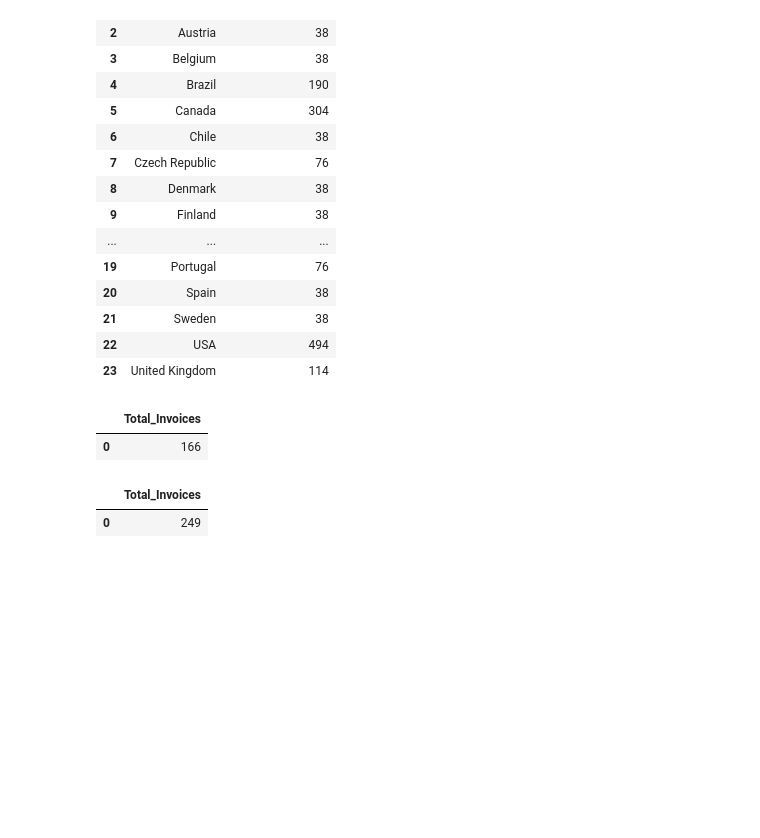
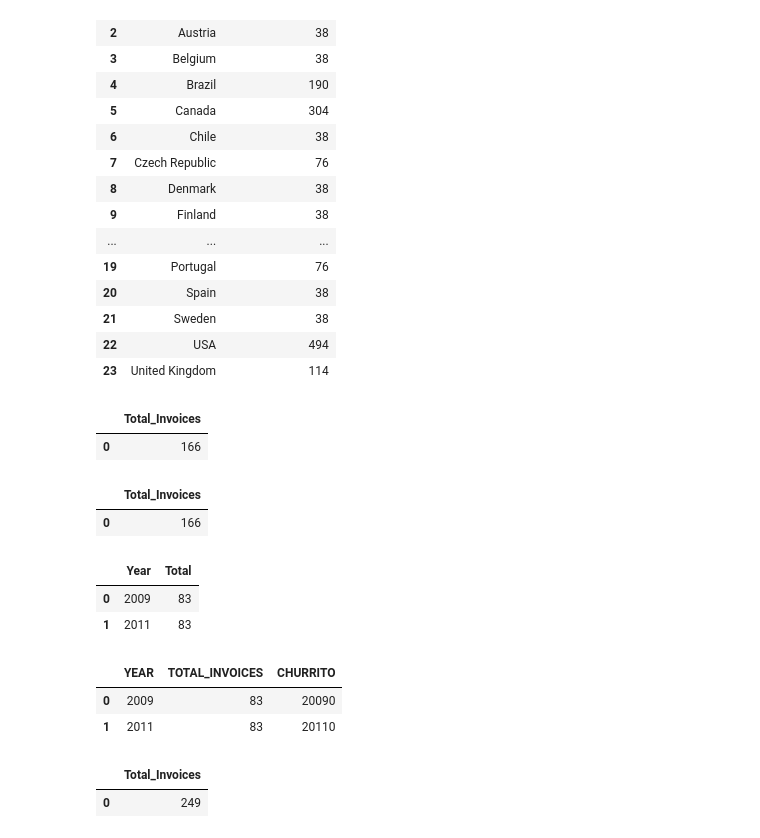
Before and after one commit to martakudt/Entregas, a Jupyter notebook: 1.DATA_ANALYSIS/Ejercicios_SQL/SQL_exercise.ipynb, the cells around one changed output. Saved outputs shown, nothing was run; the diff lists cells and outputs as text; code cells hidden in the pictures; blank space fills up the shorter version.

```diff
--- a/1.DATA_ANALYSIS/Ejercicios_SQL/SQL_exercise.ipynb
+++ b/1.DATA_ANALYSIS/Ejercicios_SQL/SQL_exercise.ipynb
@@ -307,6 +307,59 @@ sql_query(querty)
 # %% [output]
 |  | Total_Invoices |
 | 0 | 166 |
+# %%
+# 12. Cuantas facturas ha habido en 2009 y 2011* (FORMA 2)
+querty = """
+SELECT COUNT(*) AS Total_Invoices
+
+FROM invoices
+
+WHERE date(InvoiceDate) BETWEEN date('2009-01-01') AND date('2009-12-31')
+OR date(InvoiceDate) BETWEEN date('2011-01-01') AND date('2011-12-31')
+"""
+
+sql_query(querty)
+# %% [output]
+|  | Total_Invoices |
+| 0 | 166 |
+# %%
+# 12. Cuantas facturas ha habido en 2009 y 2011* (POR SEPARADO)
+querty = """
+SELECT SUBSTR(InvoiceDate, 0,5) AS Year, COUNT(*) AS Total
+
+FROM invoices
+
+WHERE Year IN ('2009', '2011')
+
+GROUP BY Year
+"""
+
+sql_query(querty)
+# %% [output]
+|  | Year | Total |
+| 0 | 2009 | 83 |
+| 1 | 2011 | 83 |
+# %%
+# Ejemplo para crear nuevas columnas
+query = """
+SELECT  SUBSTR(InvoiceDate,0, 5) AS YEAR,
+COUNT() AS TOTAL_INVOICES,
+
+CAST(SUBSTR(InvoiceDate,0, 5) AS INTEGER)*10 AS CHURRITO
+
+
+FROM invoices
+WHERE YEAR IN ('2009', '2011')
+
+GROUP BY YEAR
+
+
+"""
+sql_query(query)
+# %% [output]
+|  | YEAR | TOTAL_INVOICES | CHURRITO |
+| 0 | 2009 | 83 | 20090 |
+| 1 | 2011 | 83 | 20110 |
 # %%
 # 13. Cuantas facturas ha habido entre 2009 y 2011*
 querty = """
```
